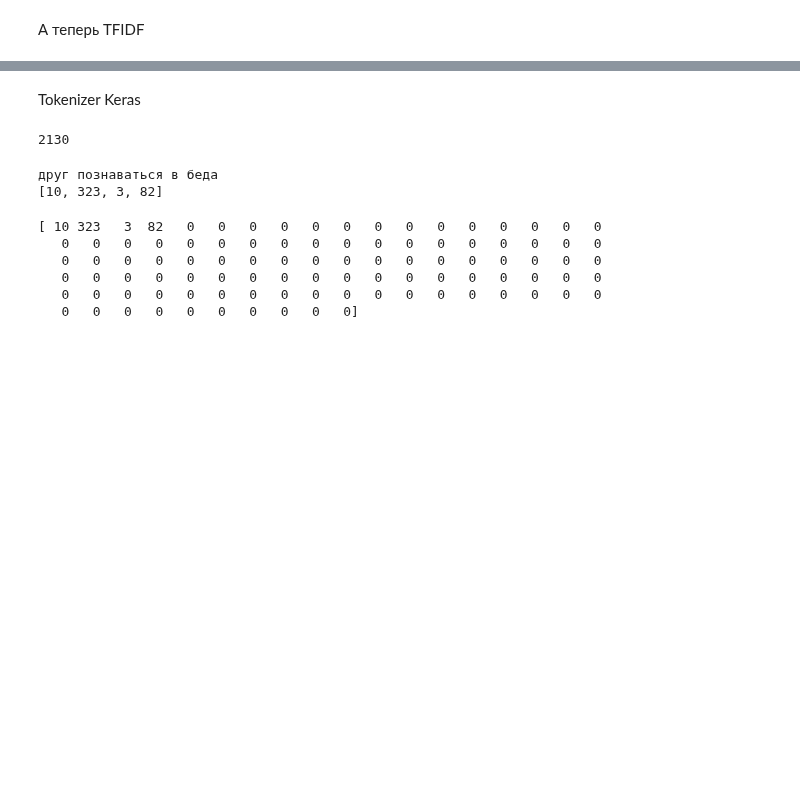
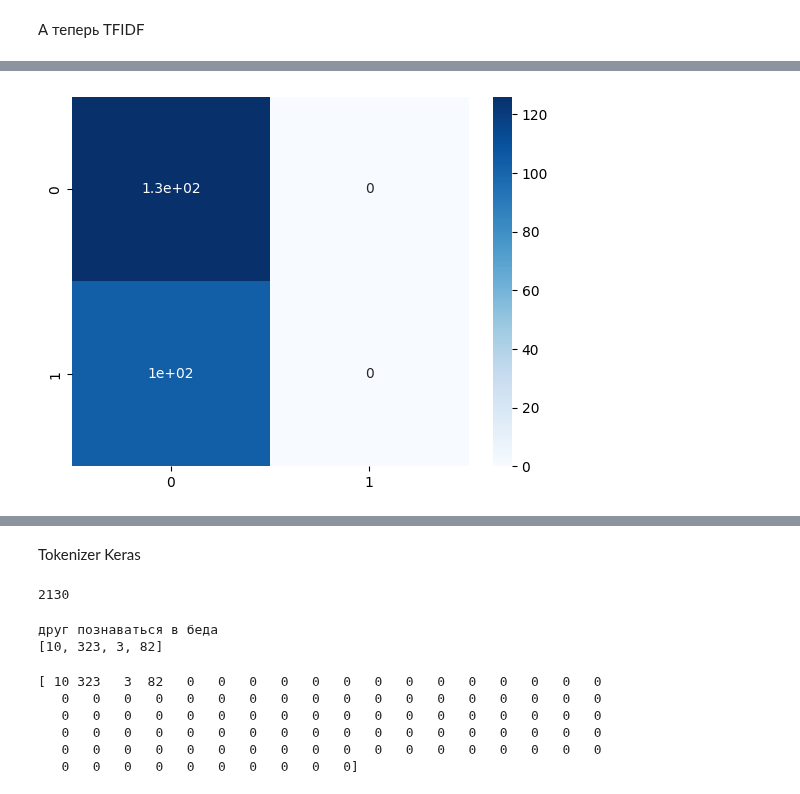
Before and after one commit to polinakochneva1/me_labs_house, a Jupyter notebook: георгий_4_clf_text.ipynb, the cells around one changed output, grey strips where cells are left out. Saved outputs shown, nothing was run; the diff lists cells and outputs as text; code cells hidden in the pictures; blank space fills up the shorter version.

```diff
--- a/георгий_4_clf_text.ipynb
+++ b/георгий_4_clf_text.ipynb
@@ -194,0 +198,4 @@ Epoch 5/5
+# %%
+y_pred = model.predict(X_test)
+y_classes = y_pred.argmax(axis=-1)
+y_test_old = y_test.argmax(axis=-1)
@@ -194,0 +204,7 @@ Epoch 5/5
+# %%
+from sklearn.metrics import confusion_matrix
+import seaborn as sns
+cf_matrix = confusion_matrix(y_test_old, y_classes)
+ax = sns.heatmap(cf_matrix, annot=True, cmap='Blues')
+# %% [output]
+[figure, added]
```
Also changed, not shown: parts of 11 cells of this notebook.
